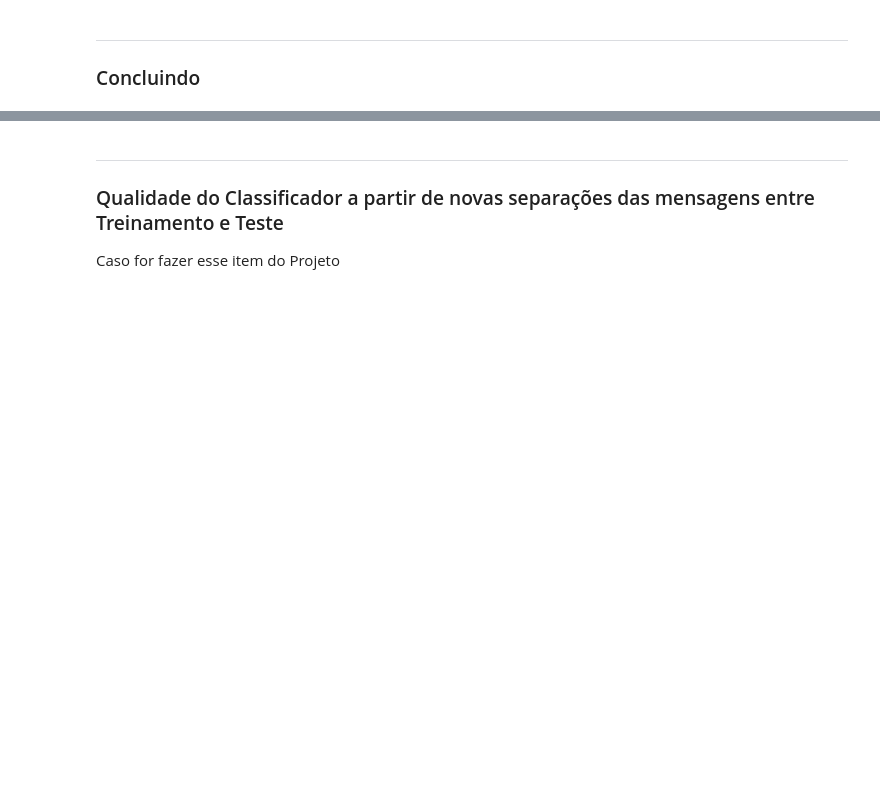
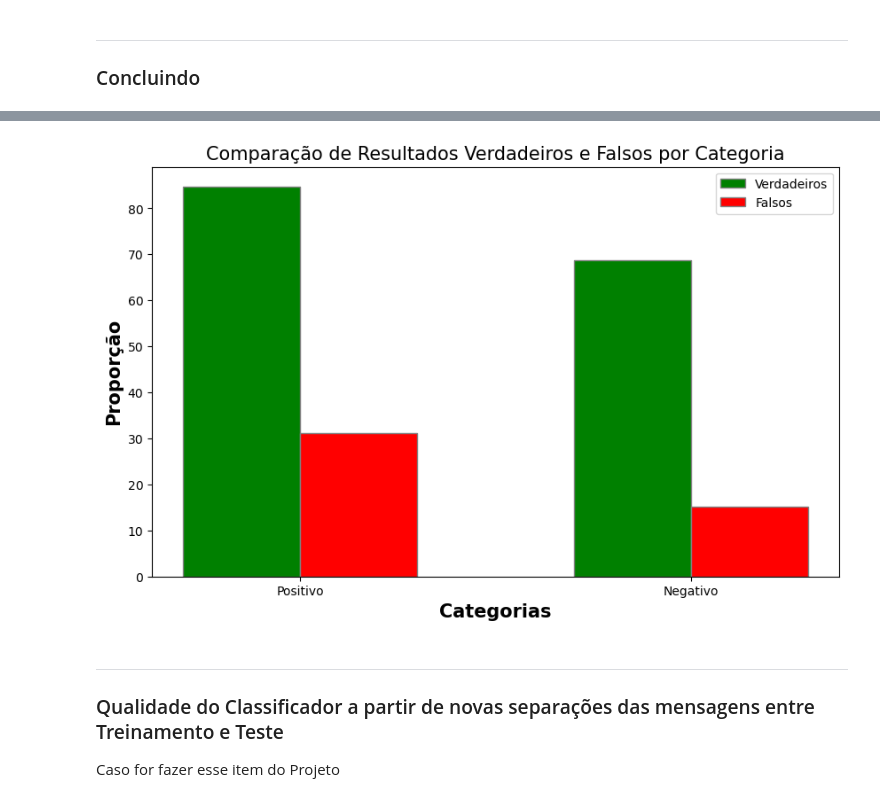
Before and after one commit to Augustolhama/Projeto1-Cdados-24, a Jupyter notebook: Projeto1 Template_vf.ipynb, the cells around one changed output, grey strips where cells are left out. Cells and saved outputs as stored; diff of their text form; code cells hidden in the pictures; blank space fills up the shorter version.

```diff
--- a/Projeto1 Template_vf.ipynb
+++ b/Projeto1 Template_vf.ipynb
@@ -184,15 +185,15 @@ total_HG = acertos_HG + erros_HG
 total = total_AI + total_HG
 
 # calculo das perfomances
-verdadeiro_positivo_AI = (acertos_AI / total_AI) * 100
+verdadeiro_positivo = (acertos_AI / total_AI) * 100
 
-verdadeiro_negativo_HG = (acertos_HG / total_HG) * 100
+verdadeiro_negativo = (acertos_HG / total_HG) * 100
 
-verdadeiro_total = ((acertos_AI + acertos_HG) / total) * 100
+verdadeiro_total = ((acertos_AI + acertos_HG) / total)
 
-falso_positivo_HG = (erros_HG / total_HG) * 100
+falso_positivo = (erros_HG / total_HG) * 100
 
-falso_negativo_AI = (erros_AI / total_AI) * 100
+falso_negativo = (erros_AI / total_AI) * 100
 
 acuracia = verdadeiro_total * 100
 # %%
@@ -213,3 +227,27 @@ ___
+# %%
+verdadeiros = [verdadeiro_positivo, verdadeiro_negativo]
+falsos = [falso_positivo, falso_negativo]
+categorias = ['Positivo', 'Negativo']
+
+
+plt.figure(figsize=(10, 6))
+barWidth = 0.3
+
+r1 = range(len(verdadeiros))
+r2 = [x + barWidth for x in r1]
+
+
+plt.bar(r1, verdadeiros, color='green', width=barWidth, edgecolor='grey', label='Verdadeiros')
+plt.bar(r2, falsos, color='red', width=barWidth, edgecolor='grey', label='Falsos')
+
+plt.xlabel('Categorias', fontweight='bold', fontsize=15)
+plt.xticks([r + barWidth/2 for r in range(len(verdadeiros))], categorias)
+plt.ylabel('Proporção', fontweight='bold', fontsize=15)
+plt.title('Comparação de Resultados Verdadeiros e Falsos por Categoria', fontsize=15)
+plt.legend()
+plt.show()
+# %% [output]
+[figure, added]
 # %% [markdown]
 ___
 ### Qualidade do Classificador a partir de novas separações das mensagens entre Treinamento e Teste
```
Also changed, not shown: parts of 5 cells of this notebook.
